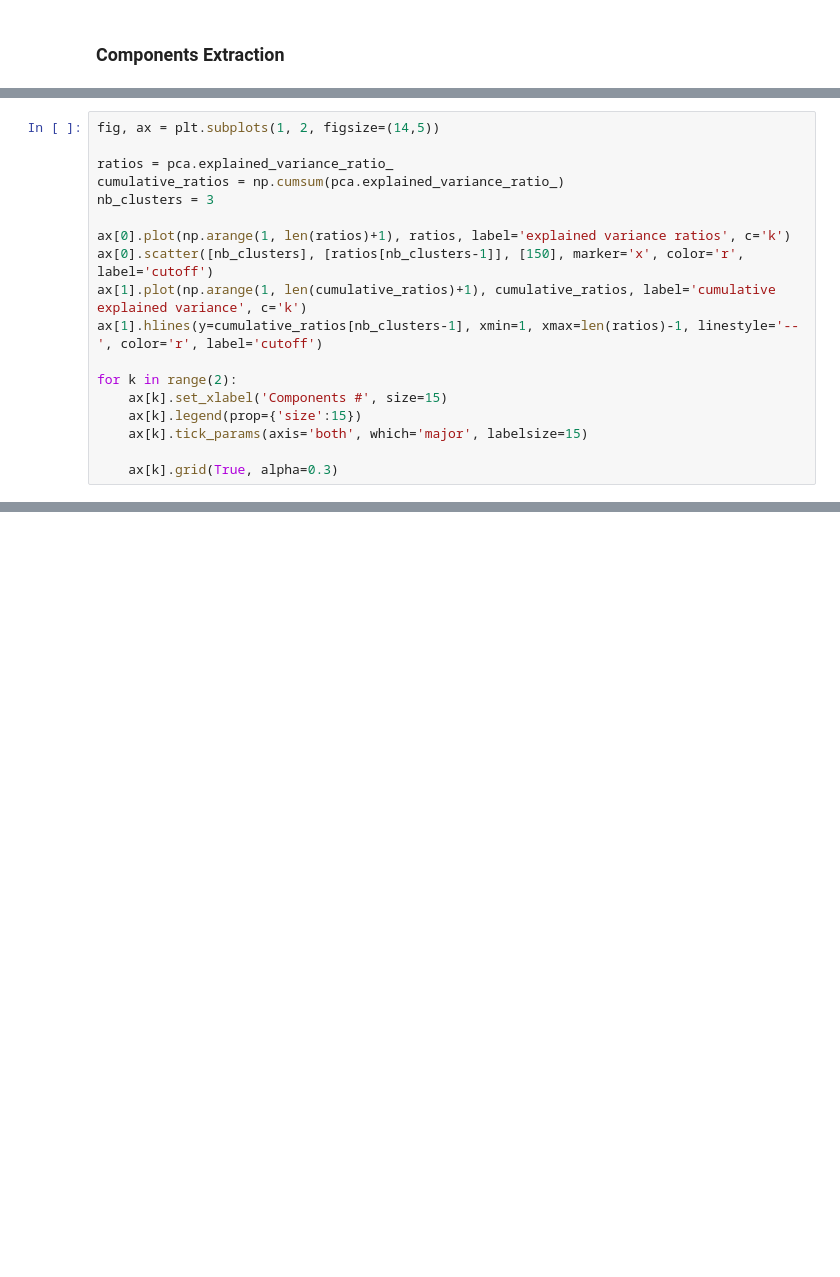
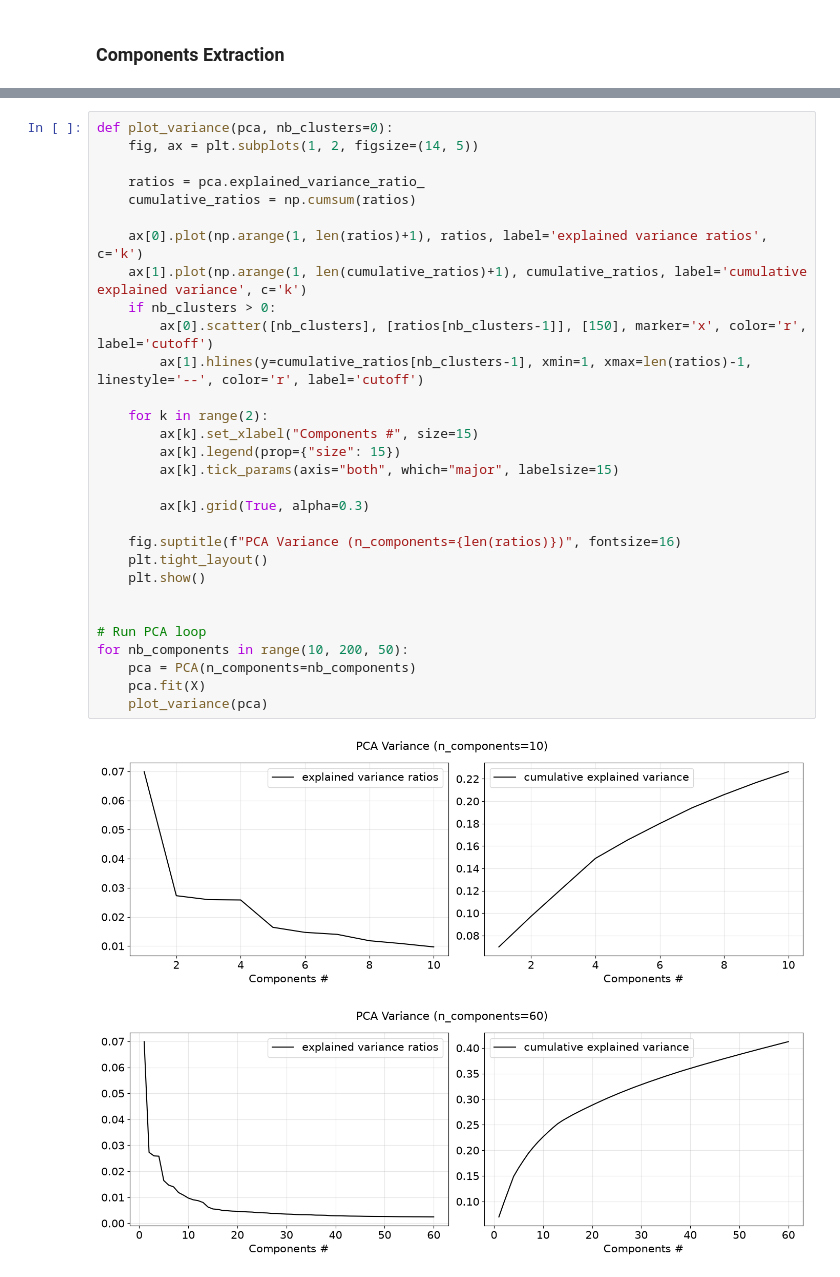
Before and after one commit to Kitkatkitkatia/NSSP_projects, a Jupyter notebook: part2.ipynb, the cells around one changed output, grey strips where cells are left out. Drawn from its saved outputs; the diff is of its cells as text; blank space fills up the shorter version.

```diff
--- a/part2.ipynb
+++ b/part2.ipynb
@@ -93,20 +128,2 @@ pca.fit(X) # NOTE: Takes matrix of shape (nb_samples, nb_features)
 # %% [output]
 PCA(n_components=10)
-# %%
-fig, ax = plt.subplots(1, 2, figsize=(14,5))
-
-ratios = pca.explained_variance_ratio_
-cumulative_ratios = np.cumsum(pca.explained_variance_ratio_)
-nb_clusters = 3
-
-ax[0].plot(np.arange(1, len(ratios)+1), ratios, label='explained variance ratios', c='k')
-ax[0].scatter([nb_clusters], [ratios[nb_clusters-1]], [150], marker='x', color='r', label='cutoff')
-ax[1].plot(np.arange(1, len(cumulative_ratios)+1), cumulative_ratios, label='cumulative explained variance', c='k')
-ax[1].hlines(y=cumulative_ratios[nb_clusters-1], xmin=1, xmax=len(ratios)-1, linestyle='--', color='r', label='cutoff')
-
-for k in range(2):
-    ax[k].set_xlabel('Components #', size=15)
-    ax[k].legend(prop={'size':15})
-    ax[k].tick_params(axis='both', which='major', labelsize=15)
-
-    ax[k].grid(True, alpha=0.3)
@@ -114,0 +133,33 @@ for k in range(2):
+# %%
+def plot_variance(pca, nb_clusters=0):
+    fig, ax = plt.subplots(1, 2, figsize=(14, 5))
+
+    ratios = pca.explained_variance_ratio_
+    cumulative_ratios = np.cumsum(ratios)
+
+    ax[0].plot(np.arange(1, len(ratios)+1), ratios, label='explained variance ratios', c='k')
+    ax[1].plot(np.arange(1, len(cumulative_ratios)+1), cumulative_ratios, label='cumulative explained variance', c='k')
+    if nb_clusters > 0:
+        ax[0].scatter([nb_clusters], [ratios[nb_clusters-1]], [150], marker='x', color='r', label='cutoff')
+        ax[1].hlines(y=cumulative_ratios[nb_clusters-1], xmin=1, xmax=len(ratios)-1, linestyle='--', color='r', label='cutoff')
+
+    for k in range(2):
+        ax[k].set_xlabel("Components #", size=15)
+        ax[k].legend(prop={"size": 15})
+        ax[k].tick_params(axis="both", which="major", labelsize=15)
+
+        ax[k].grid(True, alpha=0.3)
+
+    fig.suptitle(f"PCA Variance (n_components={len(ratios)})", fontsize=16)
+    plt.tight_layout()
+    plt.show()
+
+
+# Run PCA loop
+for nb_components in range(10, 200, 50):
+    pca = PCA(n_components=nb_components)
+    pca.fit(X)
+    plot_variance(pca)
+# %% [output]
+[figure, added]
+[figure, added]
```
Also changed, not shown: parts of 21 cells of this notebook.
